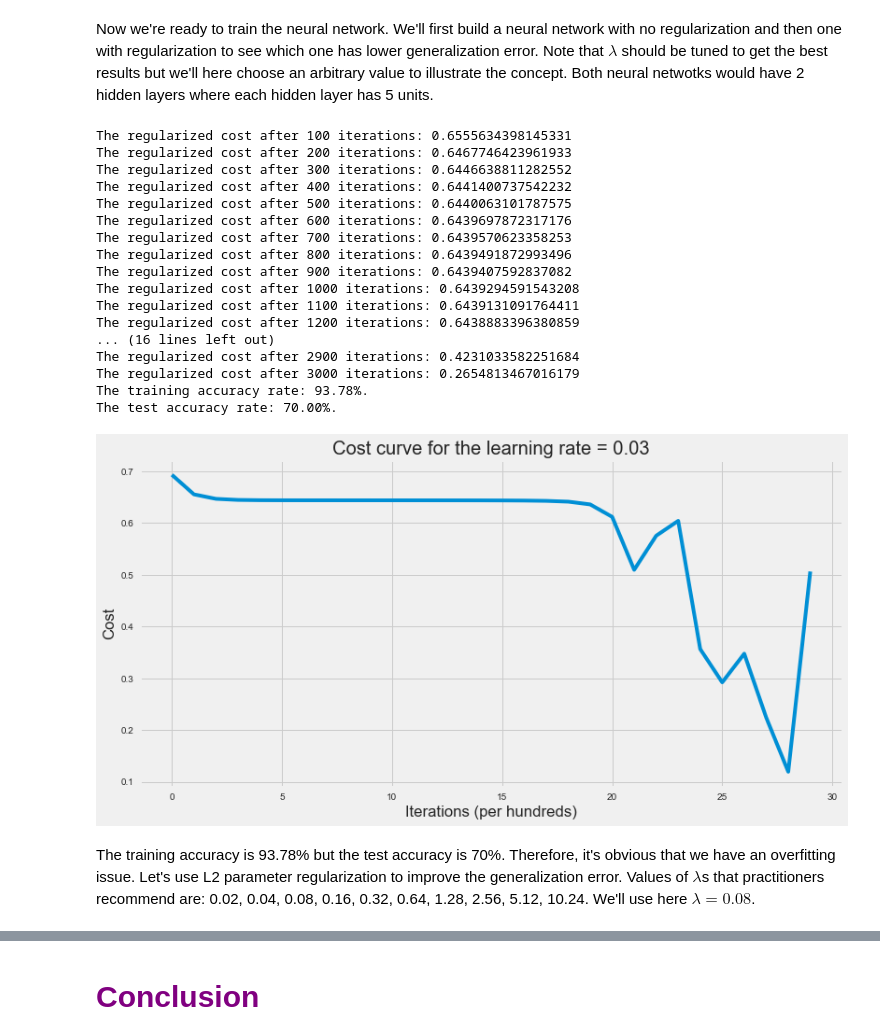
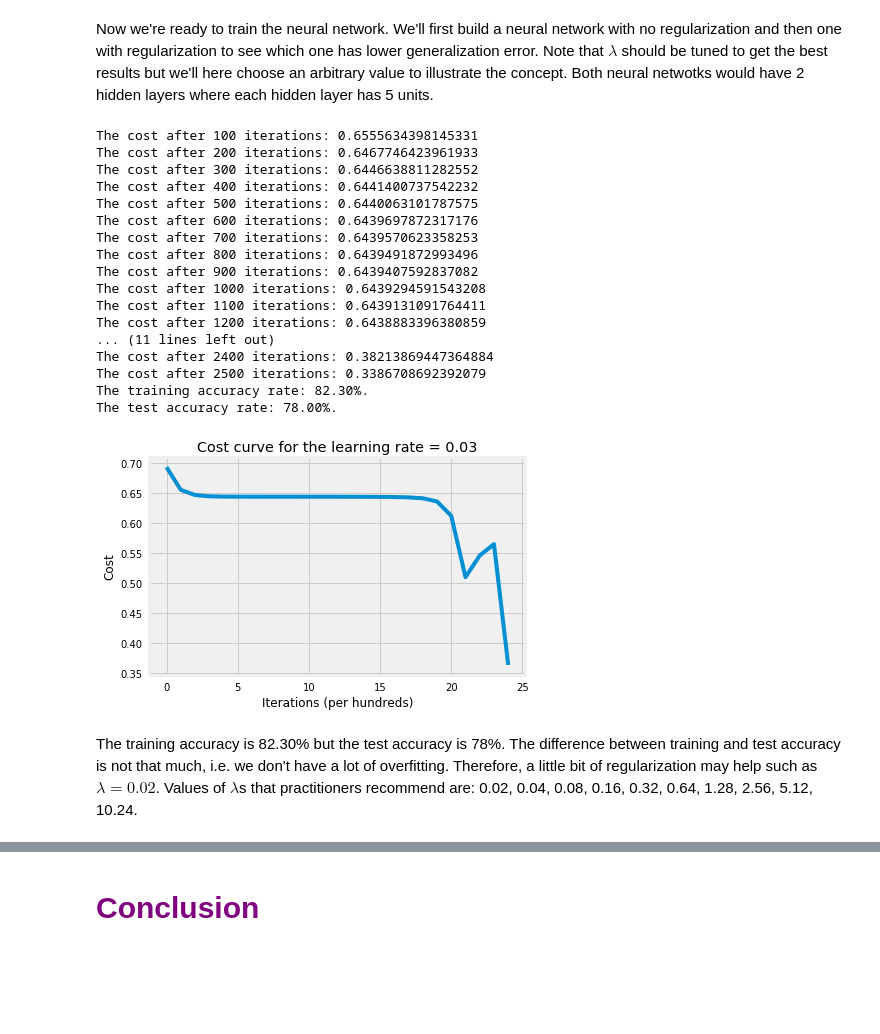
Before and after one commit to ImadDabbura/Deep-Learning, a Jupyter notebook: notebooks/Regularization.ipynb, the cells around one changed output, grey strips where cells are left out. Cells and saved outputs as stored; diff of their text form; code cells hidden in the pictures; blank space fills up the shorter version.

```diff
--- a/notebooks/Regularization.ipynb
+++ b/notebooks/Regularization.ipynb
@@ -316,37 +381,37 @@ Now we're ready to train the neural network. We'll first build a neural network
 # %%
 # set up layers dimensions
 layers_dims = [X_train.shape[0], 5, 5, 1]
 
 # train NN
 parameters = model_with_regularization(X_train, Y_train, layers_dims,
-                                       learning_rate=0.03, print_cost=True,
+                                       learning_rate=0.03, num_epochs=2500, print_cost=True,
                                        hidden_layers_activation_fn="tanh",
                                        lambd=0)
 
 # print the test accuracy
 print("The training accuracy rate: {}".format(accuracy(X_train, parameters, Y_train, "tanh")[-7:]))
 print("The test accuracy rate: {}".format(accuracy(X_test, parameters, Y_test, "tanh")[-7:]))
 # %% [output]
-The regularized cost after 100 iterations: 0.6555634398145331
-The regularized cost after 200 iterations: 0.6467746423961933
-The regularized cost after 300 iterations: 0.6446638811282552
-The regularized cost after 400 iterations: 0.6441400737542232
-The regularized cost after 500 iterations: 0.6440063101787575
-The regularized cost after 600 iterations: 0.6439697872317176
-The regularized cost after 700 iterations: 0.6439570623358253
-The regularized cost after 800 iterations: 0.6439491872993496
-The regularized cost after 900 iterations: 0.6439407592837082
-The regularized cost after 1000 iterations: 0.6439294591543208
-The regularized cost after 1100 iterations: 0.6439131091764411
-The regularized cost after 1200 iterations: 0.6438883396380859
-... (16 lines left out)
-The regularized cost after 2900 iterations: 0.4231033582251684
-The regularized cost after 3000 iterations: 0.2654813467016179
-The training accuracy rate: 93.78%.
-The test accuracy rate: 70.00%.
+The cost after 100 iterations: 0.6555634398145331
+The cost after 200 iterations: 0.6467746423961933
+The cost after 300 iterations: 0.6446638811282552
+The cost after 400 iterations: 0.6441400737542232
+The cost after 500 iterations: 0.6440063101787575
+The cost after 600 iterations: 0.6439697872317176
+The cost after 700 iterations: 0.6439570623358253
+The cost after 800 iterations: 0.6439491872993496
+The cost after 900 iterations: 0.6439407592837082
+The cost after 1000 iterations: 0.6439294591543208
+The cost after 1100 iterations: 0.6439131091764411
+The cost after 1200 iterations: 0.6438883396380859
+... (11 lines left out)
+The cost after 2400 iterations: 0.38213869447364884
+The cost after 2500 iterations: 0.3386708692392079
+The training accuracy rate: 82.30%.
+The test accuracy rate: 78.00%.
-[figure, old version]
+[figure, new version]
 # %% [markdown]
-The training accuracy is 93.78% but the test accuracy is 70%. Therefore, it's obvious that we have an overfitting issue. Let's use L2 parameter regularization to improve the generalization error. Values of $\lambda$s that practitioners recommend are: 0.02, 0.04, 0.08, 0.16, 0.32, 0.64, 1.28, 2.56, 5.12, 10.24. We'll use here $\lambda = 0.08$.
+The training accuracy is 82.30% but the test accuracy is 78%. The difference between training and test accuracy is not that much, i.e. we don't have a lot of overfitting. Therefore, a little bit of regularization may help such as $\lambda = 0.02$. Values of $\lambda$s that practitioners recommend are: 0.02, 0.04, 0.08, 0.16, 0.32, 0.64, 1.28, 2.56, 5.12, 10.24.
 # %%
 # train NN with regularization
 parameters = model_with_regularization(X_train, Y_train, layers_dims,
```
Also changed, not shown: parts of 10 cells of this notebook, 6 other files.
